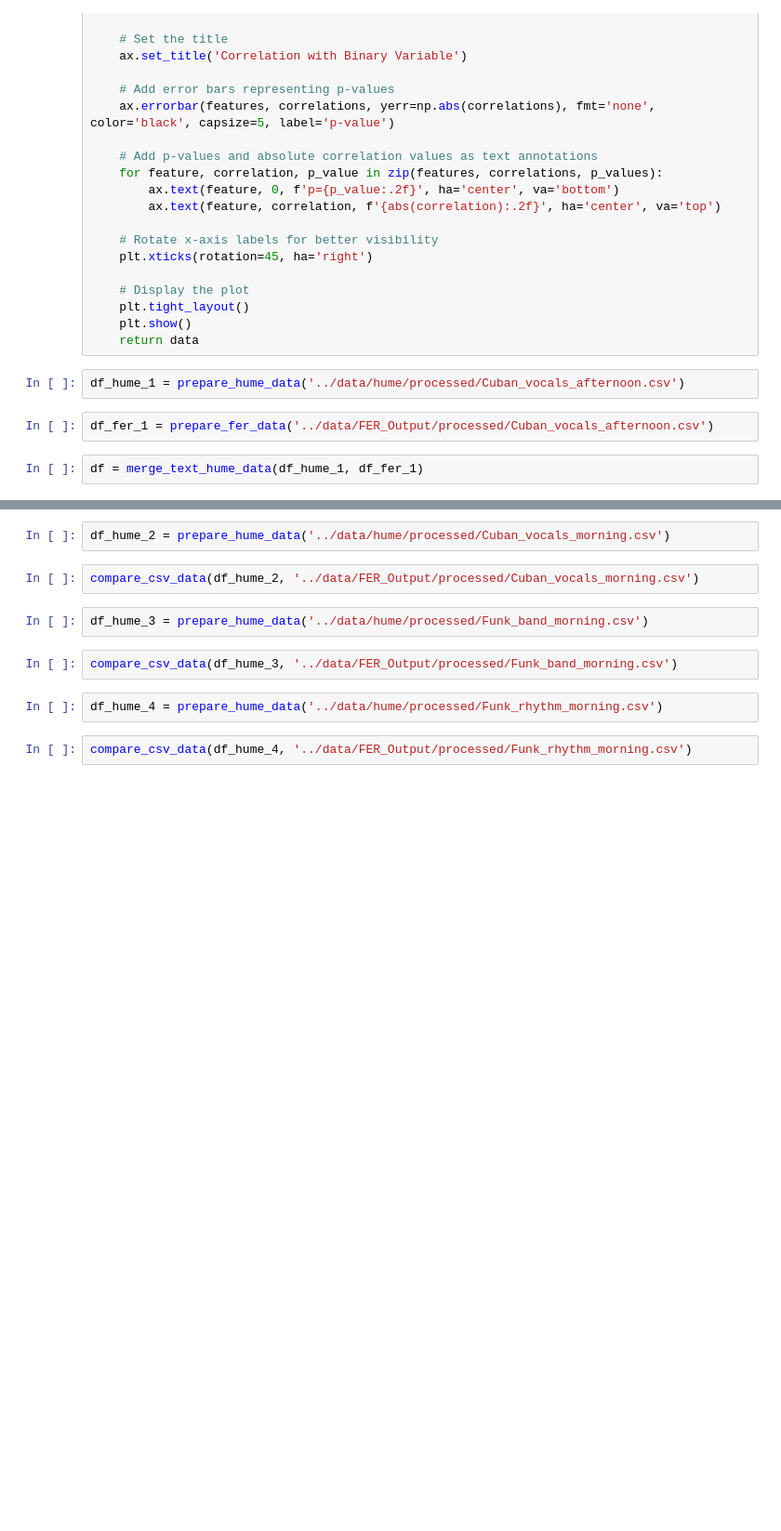
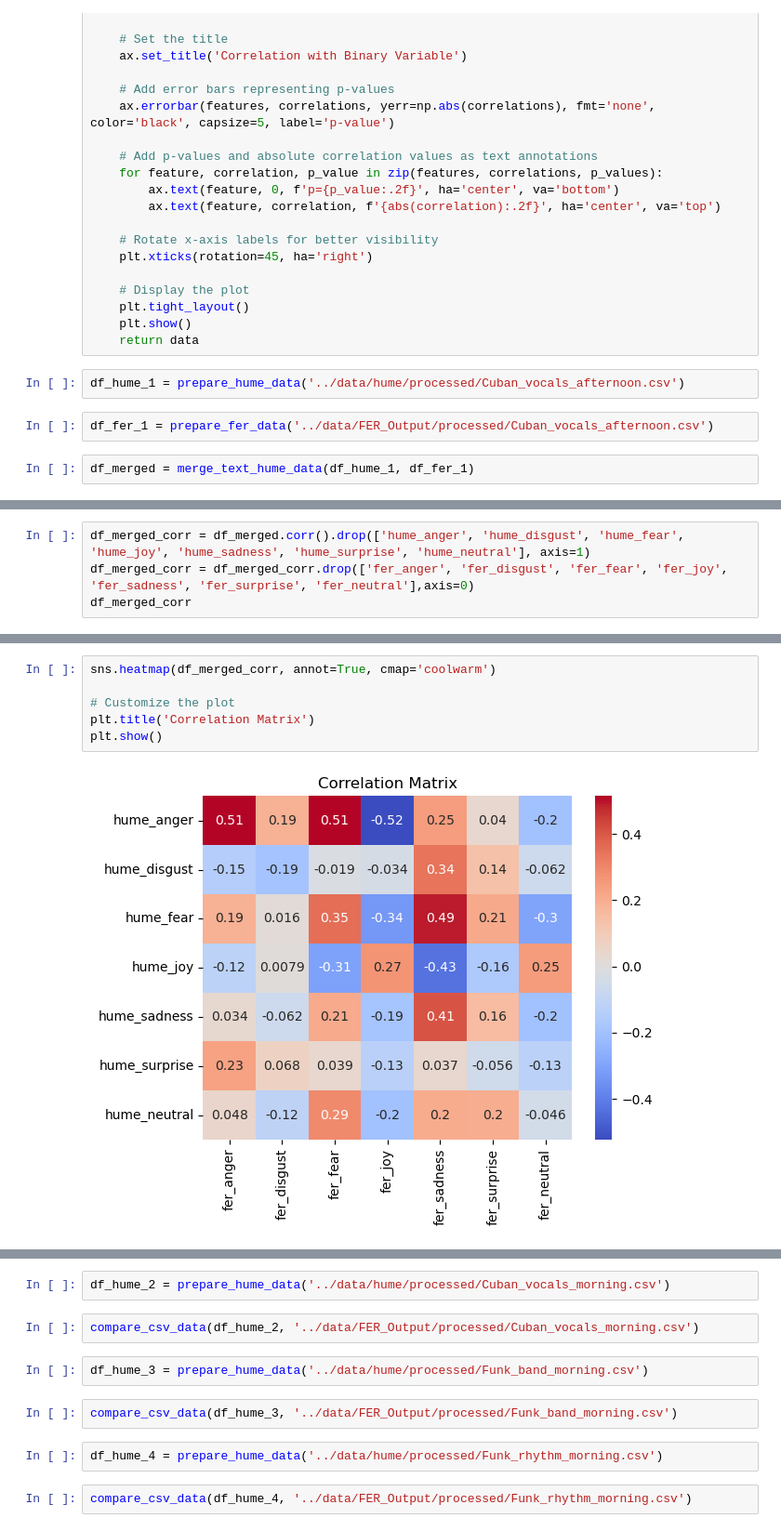
Before and after one commit to RavenRudi/coin_jazz, a Jupyter notebook: notebooks/hume_fer_validation.ipynb, the cells around one changed output, grey strips where cells are left out. Shown: that part at 93% size. Saved outputs shown, nothing was run; the diff lists cells and outputs as text; blank space fills up the shorter version.

```diff
--- a/notebooks/hume_fer_validation.ipynb
+++ b/notebooks/hume_fer_validation.ipynb
@@ -111,4 +111,4 @@ df_hume_1 = prepare_hume_data('../data/hume/processed/Cuban_vocals_afternoon.csv
 # %%
 df_fer_1 = prepare_fer_data('../data/FER_Output/processed/Cuban_vocals_afternoon.csv')
 # %%
-df = merge_text_hume_data(df_hume_1, df_fer_1)
+df_merged = merge_text_hume_data(df_hume_1, df_fer_1)
@@ -123,0 +124,4 @@ df.head(5)
+# %%
+df_merged_corr = df_merged.corr().drop(['hume_anger', 'hume_disgust', 'hume_fear', 'hume_joy', 'hume_sadness', 'hume_surprise', 'hume_neutral'], axis=1)
+df_merged_corr = df_merged_corr.drop(['fer_anger', 'fer_disgust', 'fer_fear', 'fer_joy', 'fer_sadness', 'fer_surprise', 'fer_neutral'],axis=0)
+df_merged_corr
@@ -124,2 +137,10 @@ df.head(5)
+# %%
+sns.heatmap(df_merged_corr, annot=True, cmap='coolwarm')
+
+# Customize the plot
+plt.title('Correlation Matrix')
+plt.show()
+# %% [output]
+[figure, added]
 # %%
 compare_csv_data(df_hume_1, df_fer_1)
```
Also changed, not shown: parts of 20 cells of this notebook.
